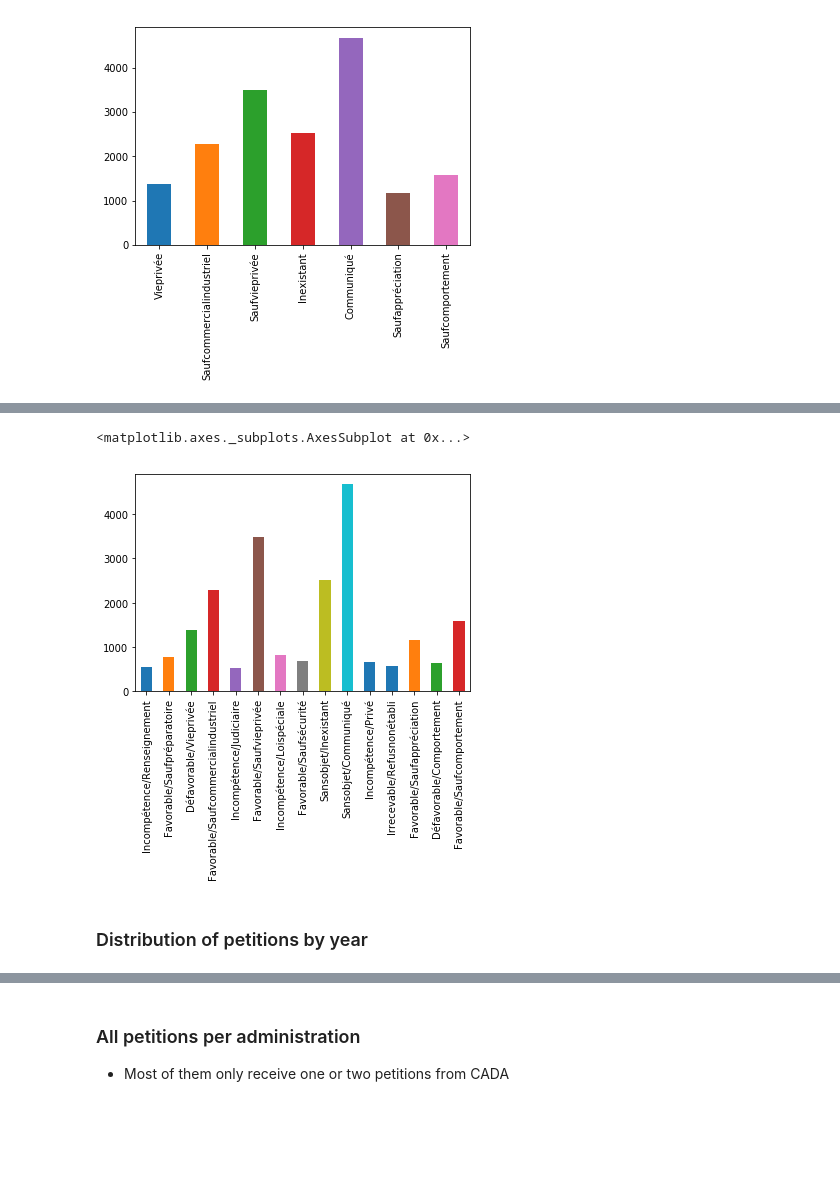
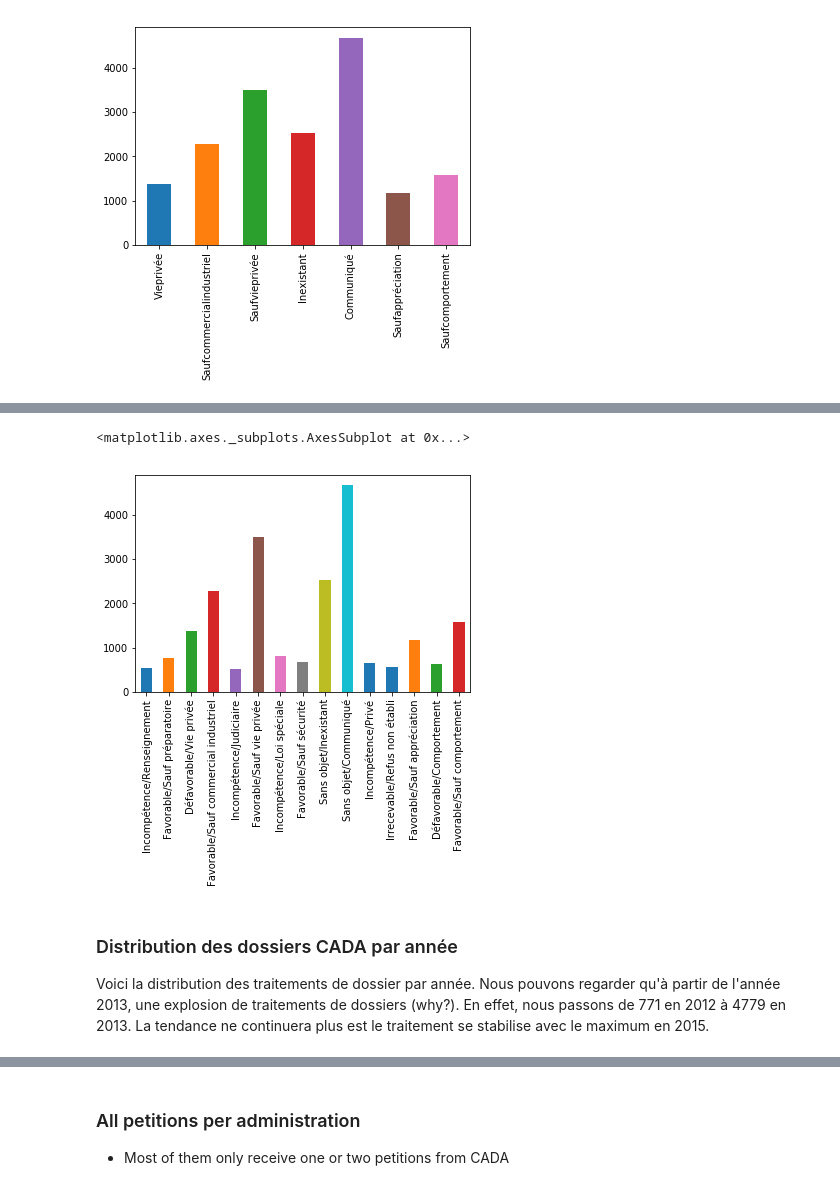
Before and after one commit to etalab/cada_explore, a Jupyter notebook: notebook/cada_explore.ipynb, the cells around one changed output, grey strips where cells are left out. Cells and saved outputs as stored; diff of their text form; code cells hidden in the pictures; blank space fills up the shorter version.

```diff
--- a/notebook/cada_explore.ipynb
+++ b/notebook/cada_explore.ipynb
@@ -197,17 +232,25 @@ pd.Series(dico_motivations_filtered).plot(kind="bar")
 # %%
-df["both_senses_motivs"]
+# df["both_senses_motivs"]
 sens_motivs = defaultdict(int)
 for v in df["both_senses_motivs"].dropna().values:
     for vv in v:
-        new_key = re.sub(r"\s+", "", vv.strip())
-        sens_motivs[new_key] += 1
+        new_key = vv
 
-sens_motivs_filtered = dict(list(filter(lambda x: x[1] > 500 and "/" in x[0], sens_motivs.items())))
+#         new_key = re.sub(r"\s\s+", " ", new_key)
+        new_key = re.sub(r"\s/\s", "/", new_key)
+
+#         new_key = re.sub(r"(\w)/(\w)", "\1 / \2 ", vv.strip())
+
+        sens_motivs[new_key.strip().lstrip()] += 1
+set(sens_motivs.keys())
+sens_motivs_filtered = dict(list(filter(lambda x: x[1] >= 500 and "/" in x[0], sens_motivs.items())))
 pd.Series(sens_motivs_filtered).plot(kind="bar")
+# print(pd.Series(sens_motivs_filtered))
 # %% [output]
 <matplotlib.axes._subplots.AxesSubplot at 0x...>
-[figure, old version]
+[figure, new version]
-# %% [markdown]
-### Distribution of petitions by year
+# %% [markdown]
+### Distribution des dossiers CADA par année
+Voici la distribution des traitements de dossier par année. Nous pouvons regarder qu'à partir de l'année 2013, une explosion de traitements de dossiers (why?). En effet, nous passons de 771 en 2012 à 4779 en 2013. La tendance ne continuera plus est le traitement se stabilise avec le maximum en 2015.
 # %%
 #df.Année.value_counts().plot(kind="bar")
```
Also changed, not shown: parts of 13 cells of this notebook.
